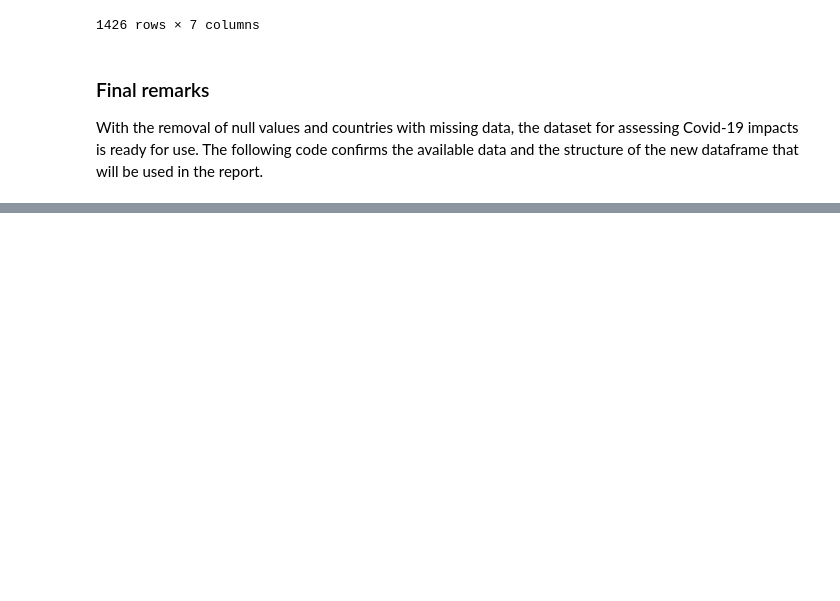
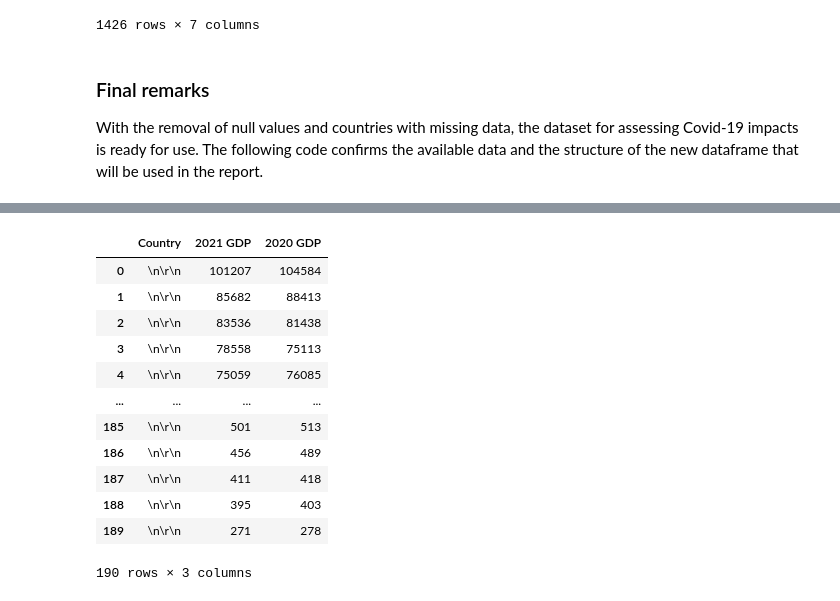
Before and after one commit to Arkiea/Project-1-group-B, a Jupyter notebook: Data Collection.ipynb, the cells around one changed output, grey strips where cells are left out. Cells and saved outputs as stored; diff of their text form; code cells hidden in the pictures; blank space fills up the shorter version.

Commit message:
Updated visual.py and testing out new data collection

```diff
--- a/Data Collection.ipynb
+++ b/Data Collection.ipynb
@@ -529,0 +542,52 @@ Code executed without error at 2022-01-08 23:18:14.176876
+# %%
+# Identify the URL required
+gdp_url = requests.get('https://tradingeconomics.com/country-list/gdp-per-capita?continent=world')
+
+# Create soup object
+soup = bs.BeautifulSoup(gdp_url.text)
+
+# Create empty lists
+country_data = []
+current_gdp_list = []
+previous_gdp_list = []
+
+# Identify the table with stored tickers
+table = soup.find('table', {'class' : 'table-heatmap'})
+
+# Obtain rows of tickers
+gdp_rows = table.findAll('tr')[1:]
+
+# Initiate for loop
+for rows in gdp_rows:
+
+    # Obtain ticker symbol in text format
+    country = rows.findAll('td')[0].text
+
+    # Obtain recent GDP
+    recent_gdp = rows.findAll('td')[1].text
+
+    # Obtain previous GDP
+    previous_gdp = rows.findAll('td')[2].text
+
+    # Append lists with relevant data
+    country_data.append(country[:3:])
+    current_gdp_list.append(recent_gdp)
+    previous_gdp_list.append(previous_gdp)
+# %%
+gdp_data = pd.DataFrame(list(zip(country_data, current_gdp_list, previous_gdp_list)))
+gdp_data.columns = ['Country', '2021 GDP', '2020 GDP']
+gdp_data
+# %% [output]
+|  | Country | 2021 GDP | 2020 GDP |
+| 0 | \n\r\n | 101207 | 104584 |
+| 1 | \n\r\n | 85682 | 88413 |
+| 2 | \n\r\n | 83536 | 81438 |
+| 3 | \n\r\n | 78558 | 75113 |
+| 4 | \n\r\n | 75059 | 76085 |
+| ... | ... | ... | ... |
+| 185 | \n\r\n | 501 | 513 |
+| 186 | \n\r\n | 456 | 489 |
+| 187 | \n\r\n | 411 | 418 |
+| 188 | \n\r\n | 395 | 403 |
+| 189 | \n\r\n | 271 | 278 |
+190 rows × 3 columns
```
Also changed, not shown: parts of 4 cells of this notebook, 4 other files.
